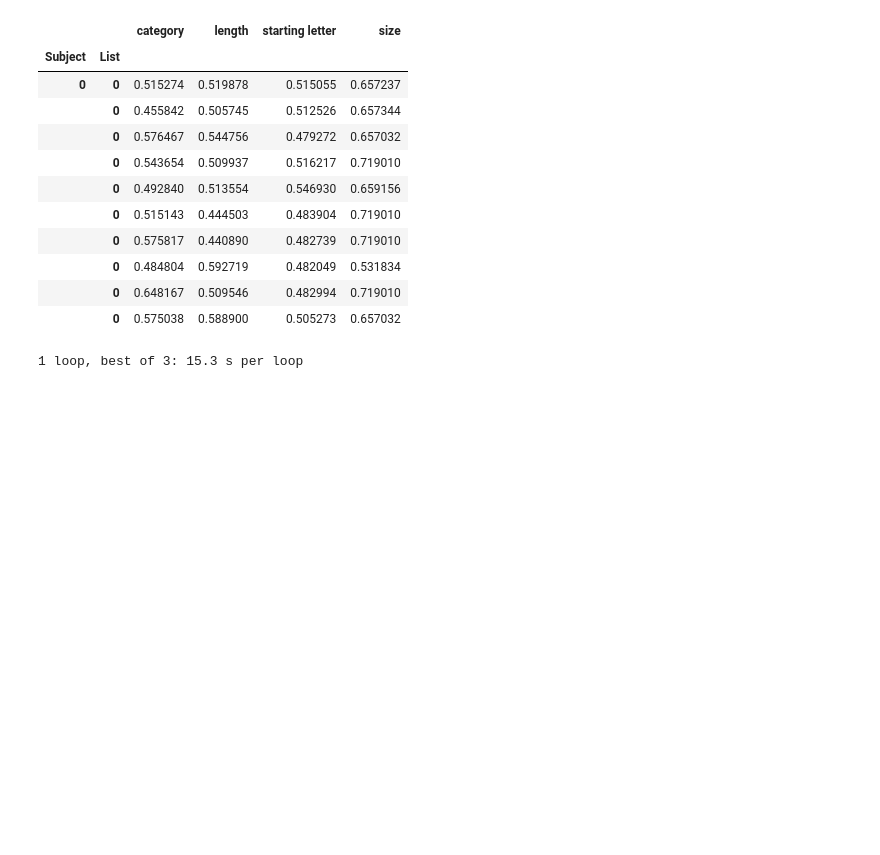
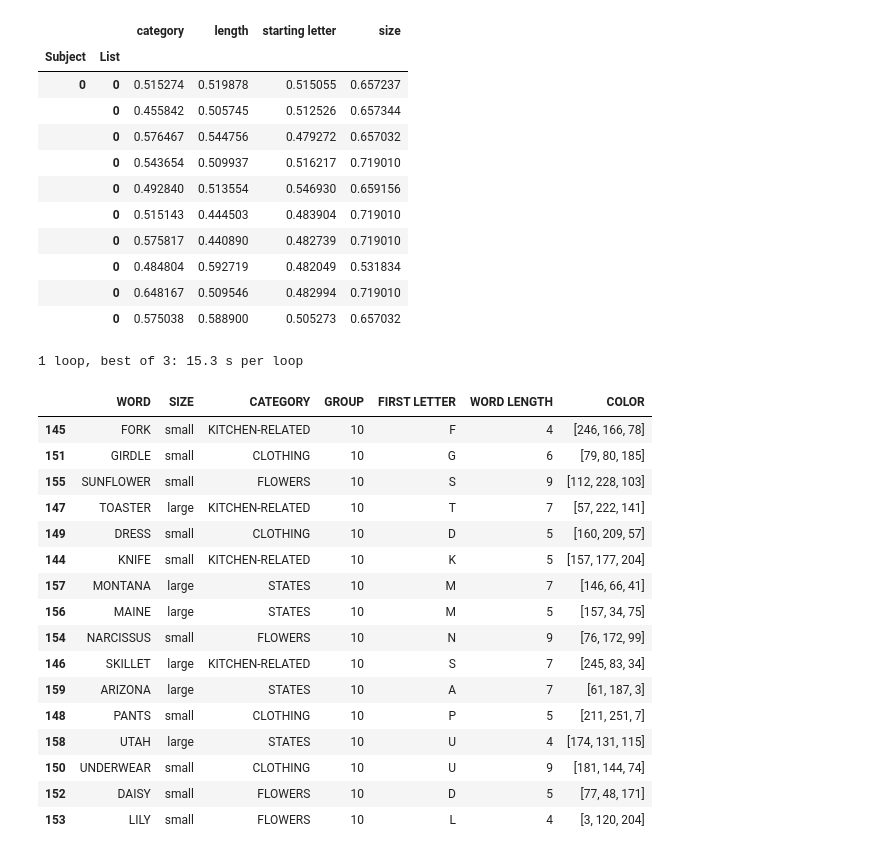
Before and after one commit to ContextLab/quail, a Jupyter notebook: docs/tutorial/optimal presenter.ipynb, the cells around one changed output. Cells and saved outputs as stored; diff of their text form; code cells hidden in the pictures; blank space fills up the shorter version.

```diff
--- a/docs/tutorial/optimal presenter.ipynb
+++ b/docs/tutorial/optimal presenter.ipynb
@@ -234,0 +239,37 @@ presenter.order(shuffled_egg, method='permute', nperms=2500)
+# %%
+ncats = 4
+
+# load wordpool
+wp = pd.read_csv('/Users/andyheusser/Documents/github/quail/quail/data/cut_wordpool.csv')
+
+
+wp = wp[wp['GROUP']==np.random.choice(range(16), 1)[0]].sample(16)
+
+# first letter
+wp['FIRST LETTER'] = wp['WORD'].apply(lambda x: x[0])
+
+# word length
+wp['WORD LENGTH'] = wp['WORD'].apply(lambda x: len(x))
+
+# color
+wp['COLOR'] = [[int(np.random.rand() * 255) for i in range(3)] for i in range(16)]
+
+wp
+# %% [output]
+|  | WORD | SIZE | CATEGORY | GROUP | FIRST LETTER | WORD LENGTH | COLOR |
+| 145 | FORK | small | KITCHEN-RELATED | 10 | F | 4 | [246, 166, 78] |
+| 151 | GIRDLE | small | CLOTHING | 10 | G | 6 | [79, 80, 185] |
+| 155 | SUNFLOWER | small | FLOWERS | 10 | S | 9 | [112, 228, 103] |
+| 147 | TOASTER | large | KITCHEN-RELATED | 10 | T | 7 | [57, 222, 141] |
+| 149 | DRESS | small | CLOTHING | 10 | D | 5 | [160, 209, 57] |
+| 144 | KNIFE | small | KITCHEN-RELATED | 10 | K | 5 | [157, 177, 204] |
+| 157 | MONTANA | large | STATES | 10 | M | 7 | [146, 66, 41] |
+| 156 | MAINE | large | STATES | 10 | M | 5 | [157, 34, 75] |
+| 154 | NARCISSUS | small | FLOWERS | 10 | N | 9 | [76, 172, 99] |
+| 146 | SKILLET | large | KITCHEN-RELATED | 10 | S | 7 | [245, 83, 34] |
+| 159 | ARIZONA | large | STATES | 10 | A | 7 | [61, 187, 3] |
+| 148 | PANTS | small | CLOTHING | 10 | P | 5 | [211, 251, 7] |
+| 158 | UTAH | large | STATES | 10 | U | 4 | [174, 131, 115] |
+| 150 | UNDERWEAR | small | CLOTHING | 10 | U | 9 | [181, 144, 74] |
+| 152 | DAISY | small | FLOWERS | 10 | D | 5 | [77, 48, 171] |
+| 153 | LILY | small | FLOWERS | 10 | L | 4 | [3, 120, 204] |
```
Also changed, not shown: parts of 1 cell of this notebook, 2 other files.
